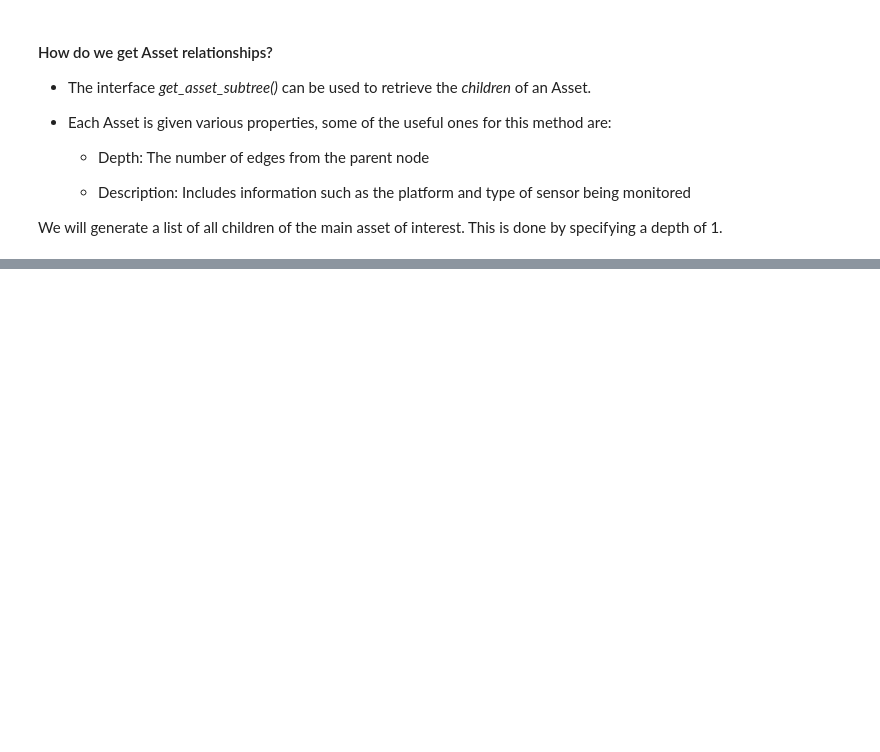
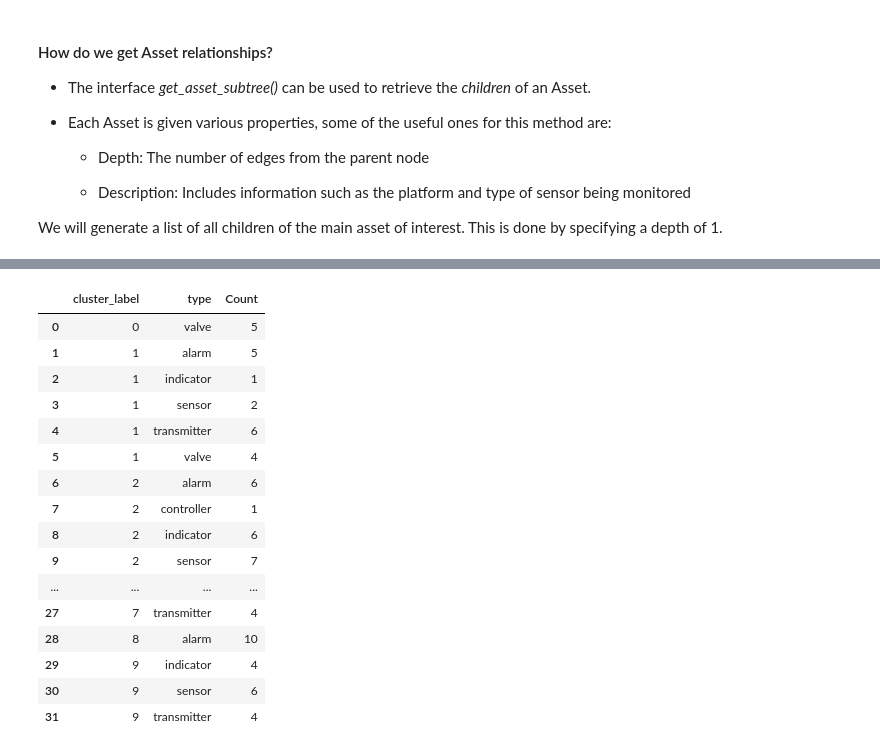
Before and after one commit to cognitedata/WiDS-2020, a Jupyter notebook: WiDS_2020_Cognite_Interact_with_Assets.ipynb, the cells around one changed output, grey strips where cells are left out. Drawn from its saved outputs; the diff is of its cells as text; code cells hidden in the pictures; blank space fills up the shorter version.

```diff
--- a/WiDS_2020_Cognite_Interact_with_Assets.ipynb
+++ b/WiDS_2020_Cognite_Interact_with_Assets.ipynb
@@ -119,0 +352,4 @@ subtree_df.head()
+# %%
+import re
+assets_with_label["name_cleaned"] = [ re.sub(r"\d", "1", x) for x in assets_with_label["name"]]
+assets_with_label[["name", "name_cleaned"]] .head()
@@ -119,0 +400,49 @@ subtree_df.head()
+# %%
+# Create features from name and description
+
+vectorizer = FitCountVectorizer(col_name="description")
+vectorizer.fit(df=assets_with_label)
+count_vec_array = vectorizer.transform(df=assets_with_label)
+
+sim_enc = FitSimilarityEncoder(col_name="name_cleaned")
+sim_enc.fit(df=assets_with_label)
+sim_enc_array = sim_enc.transform(df=assets_with_label)
+
+X = np.concatenate((sim_enc_array, count_vec_array), axis=1)
+# %%
+#Cluster the data
+from sklearn.cluster import KMeans
+num_clusters = 10
+kmeans = KMeans(n_clusters=num_clusters, random_state=1006).fit(X)
+
+"""
+Todo: This does not work well, should investigate the cluster and see if there is somthing we can add to
+get better clusters. Can also consider just clustering on some types.
+"""
+# %%
+assets_with_label["cluster_label"] = kmeans.labels_
+pd.DataFrame(
+    {
+        "Count": assets_with_label
+        .groupby(["cluster_label", "type"])
+        .size()
+    }
+).reset_index()
+# %% [output]
+|  | cluster_label | type | Count |
+| 0 | 0 | valve | 5 |
+| 1 | 1 | alarm | 5 |
+| 2 | 1 | indicator | 1 |
+| 3 | 1 | sensor | 2 |
+| 4 | 1 | transmitter | 6 |
+| 5 | 1 | valve | 4 |
+| 6 | 2 | alarm | 6 |
+| 7 | 2 | controller | 1 |
+| 8 | 2 | indicator | 6 |
+| 9 | 2 | sensor | 7 |
+| ... | ... | ... | ... |
+| 27 | 7 | transmitter | 4 |
+| 28 | 8 | alarm | 10 |
+| 29 | 9 | indicator | 4 |
+| 30 | 9 | sensor | 6 |
+| 31 | 9 | transmitter | 4 |
```
Also changed, not shown: parts of 51 cells of this notebook, 1 other file.
